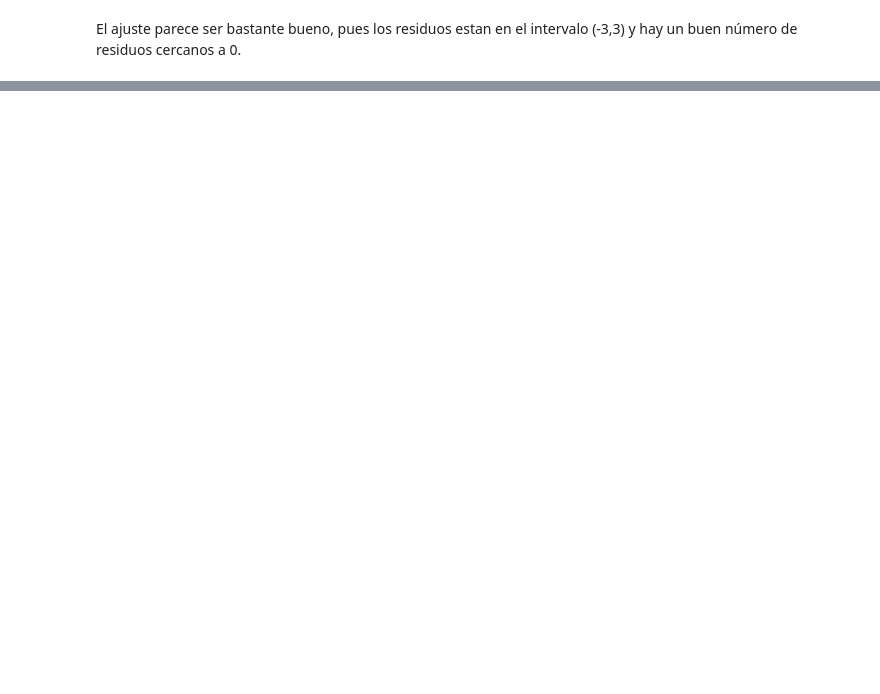
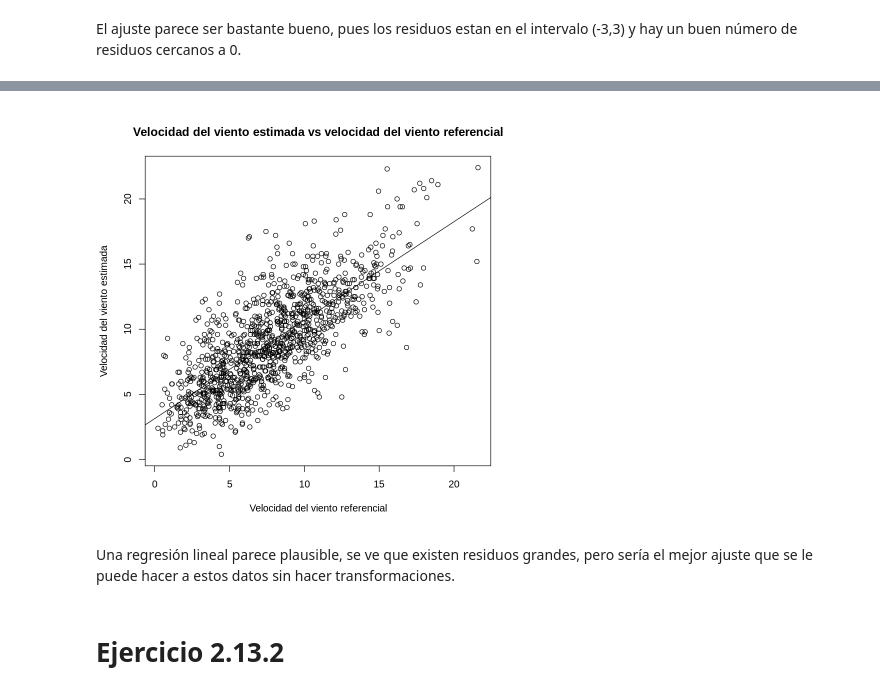
Before and after one commit to Taz-Ricardo/Mat-266, a Jupyter notebook: Tarea_1_regresion.ipynb, the cells around one changed output, grey strips where cells are left out. Drawn from its saved outputs; the diff is of its cells as text; code cells hidden in the pictures; blank space fills up the shorter version.

```diff
--- a/Tarea_1_regresion.ipynb
+++ b/Tarea_1_regresion.ipynb
@@ -318,0 +335,11 @@ El ajuste parece ser bastante bueno, pues los residuos estan en el intervalo (-3
+# %%
+reg_viento <- lm(wm1$CSpd ~ wm1$RSpd)
+# %%
+plot(wm1$RSpd, wm1$CSpd, xlab='Velocidad del viento referencial', ylab='Velocidad del viento estimada', main='Velocidad del viento estimada vs velocidad del viento referencial')
+abline(reg_viento)
+# %% [output]
+[figure, added]
+# %% [markdown]
+Una regresión lineal parece plausible, se ve que existen residuos grandes, pero sería el mejor ajuste que se le puede hacer a estos datos sin hacer transformaciones.
+# %% [markdown]
+# Ejercicio 2.13.2
```
Also changed, not shown: parts of 15 cells of this notebook.
